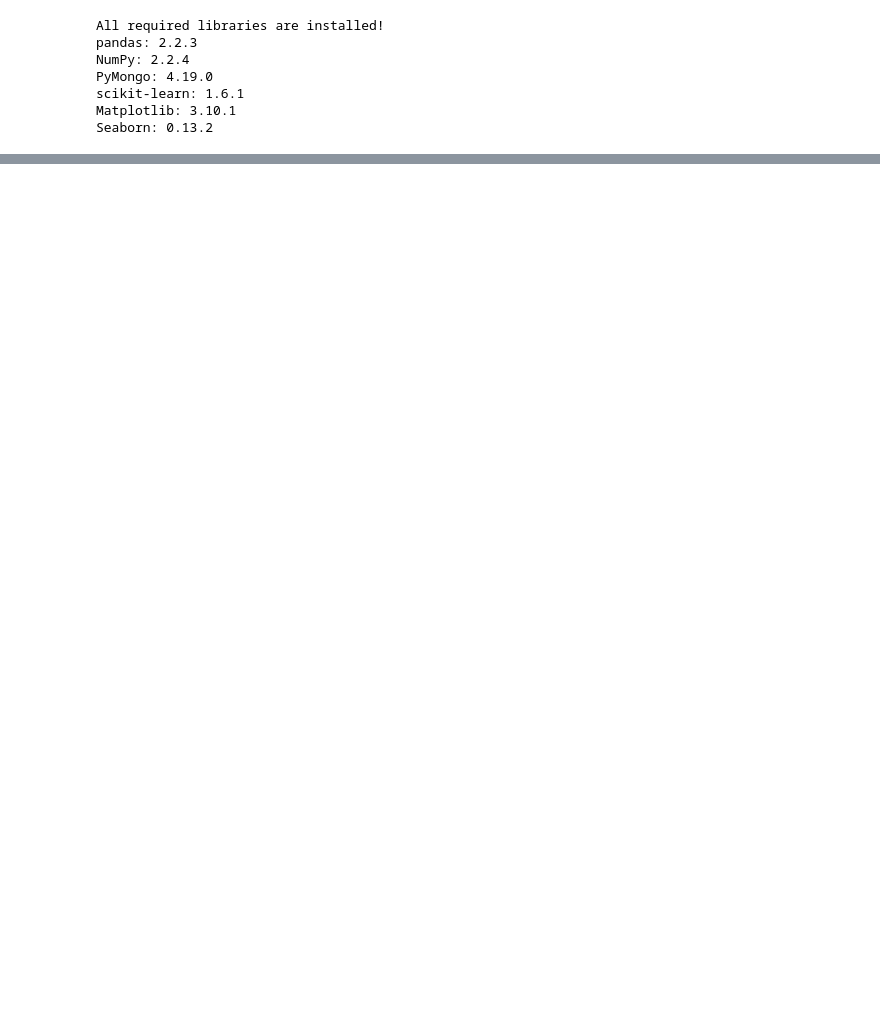
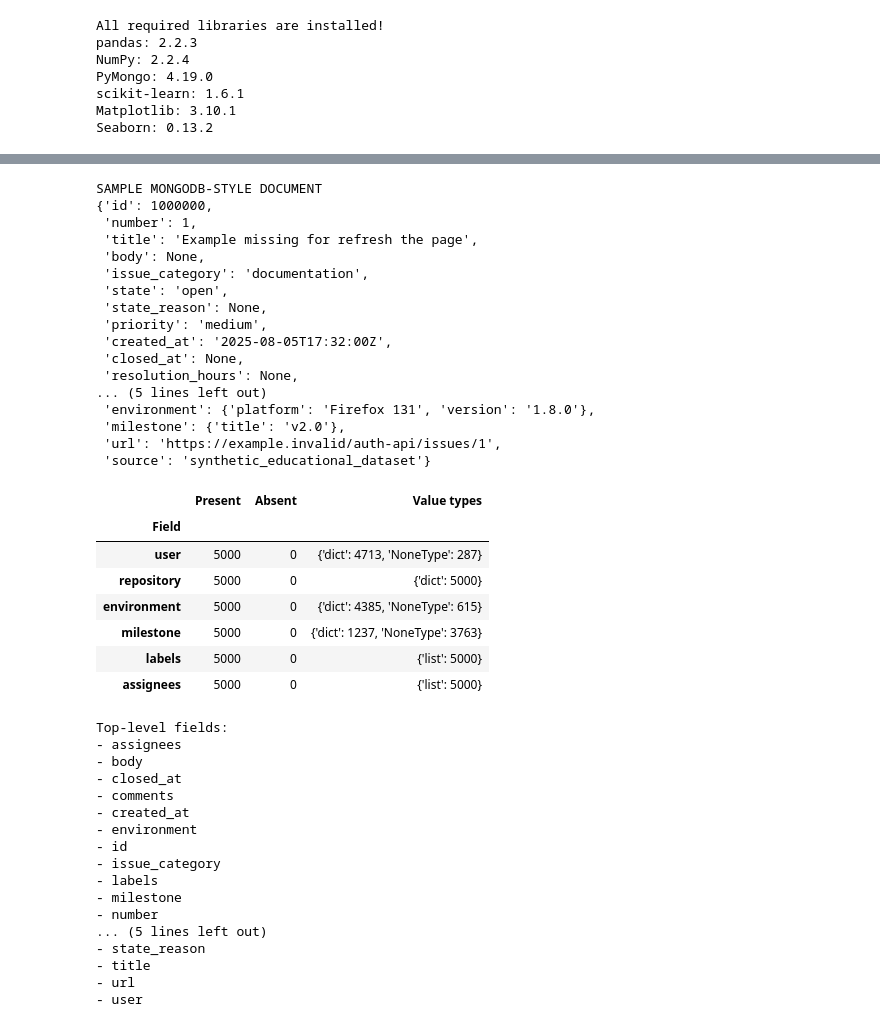
Before and after one commit to M-anvi/BugRadar, a Jupyter notebook: BugRadar.ipynb, the cells around one changed output, grey strips where cells are left out. Drawn from its saved outputs; the diff is of its cells as text; code cells hidden in the pictures; blank space fills up the shorter version.

```diff
--- a/BugRadar.ipynb
+++ b/BugRadar.ipynb
@@ -45,0 +77,78 @@ Note: you may need to restart the kernel to use updated packages.
+# %%
+
+# CELL 2: INSPECT DOCUMENT STRUCTURE
+
+# Display one complete document with its nested fields
+print("SAMPLE MONGODB-STYLE DOCUMENT")
+pprint(original_data[0], sort_dicts=False, width=100)
+
+# Inspect nested documents and arrays
+nested_fields = [
+    "user", "repository", "environment",
+    "milestone", "labels", "assignees"
+]
+
+structure = []
+
+for field in nested_fields:
+    present_values = [
+        doc[field] for doc in original_data if field in doc
+    ]
+
+    structure.append({
+        "Field": field,
+        "Present": len(present_values),
+        "Absent": len(original_data) - len(present_values),
+        "Value types": dict(
+            Counter(type(value).__name__ for value in present_values)
+        )
+    })
+
+display(pd.DataFrame(structure).set_index("Field"))
+
+print("\nTop-level fields:")
+for field in all_top_level_fields:
+    print("-", field)
+# %% [output]
+SAMPLE MONGODB-STYLE DOCUMENT
+{'id': 1000000,
+ 'number': 1,
+ 'title': 'Example missing for refresh the page',
+ 'body': None,
+ 'issue_category': 'documentation',
+ 'state': 'open',
+ 'state_reason': None,
+ 'priority': 'medium',
+ 'created_at': '2025-08-05T17:32:00Z',
+ 'closed_at': None,
+ 'resolution_hours': None,
+... (5 lines left out)
+ 'environment': {'platform': 'Firefox 131', 'version': '1.8.0'},
+ 'milestone': {'title': 'v2.0'},
+ 'url': 'https://example.invalid/auth-api/issues/1',
+ 'source': 'synthetic_educational_dataset'}
+|  | Present | Absent | Value types |
+| Field |  |  |  |
+| user | 5000 | 0 | {'dict': 4713, 'NoneType': 287} |
+| repository | 5000 | 0 | {'dict': 5000} |
+| environment | 5000 | 0 | {'dict': 4385, 'NoneType': 615} |
+| milestone | 5000 | 0 | {'dict': 1237, 'NoneType': 3763} |
+| labels | 5000 | 0 | {'list': 5000} |
+| assignees | 5000 | 0 | {'list': 5000} |
+Top-level fields:
+- assignees
+- body
+- closed_at
+- comments
+- created_at
+- environment
+- id
+- issue_category
+- labels
+- milestone
+- number
+... (5 lines left out)
+- state_reason
+- title
+- url
+- user
```
Also changed, not shown: parts of 8 cells of this notebook.
